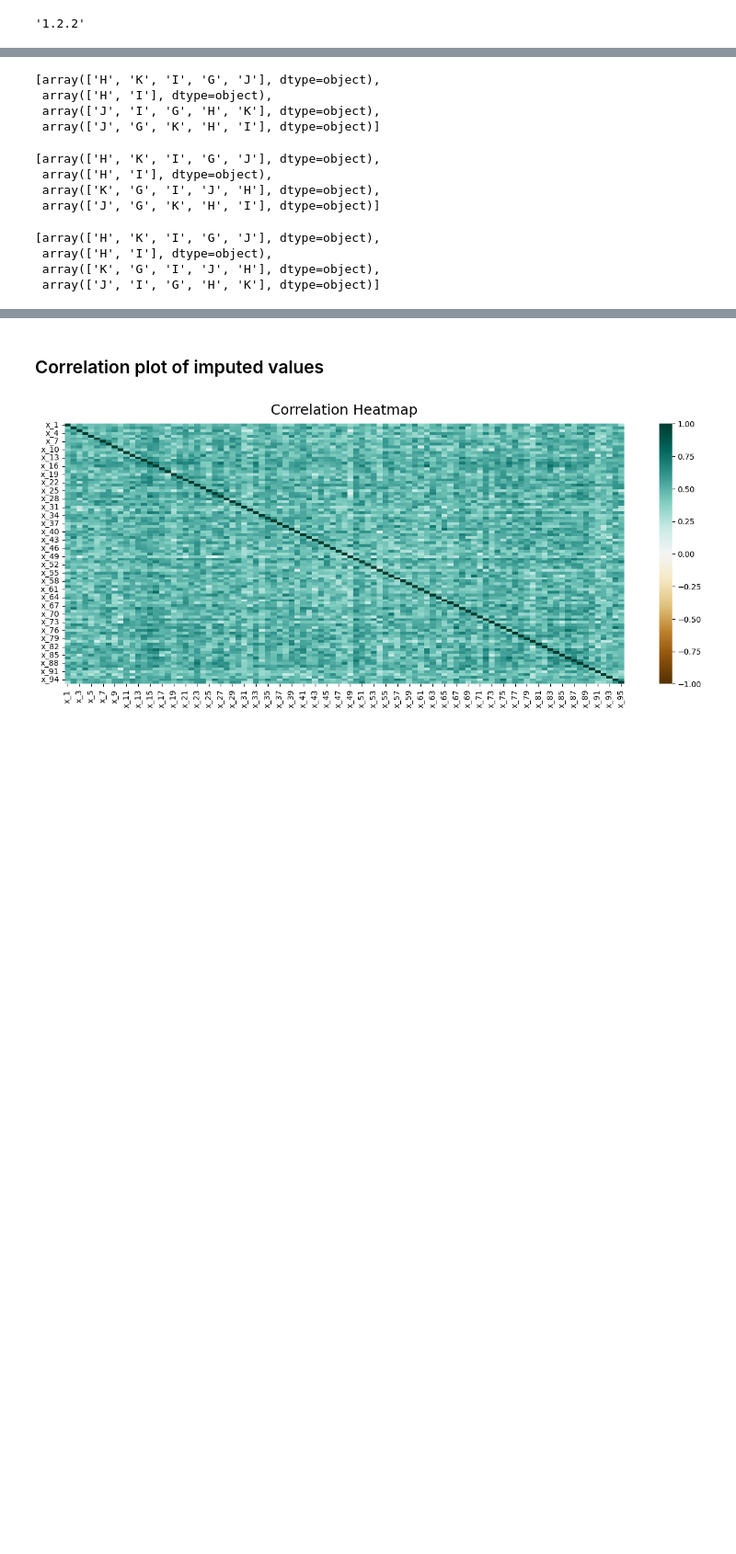
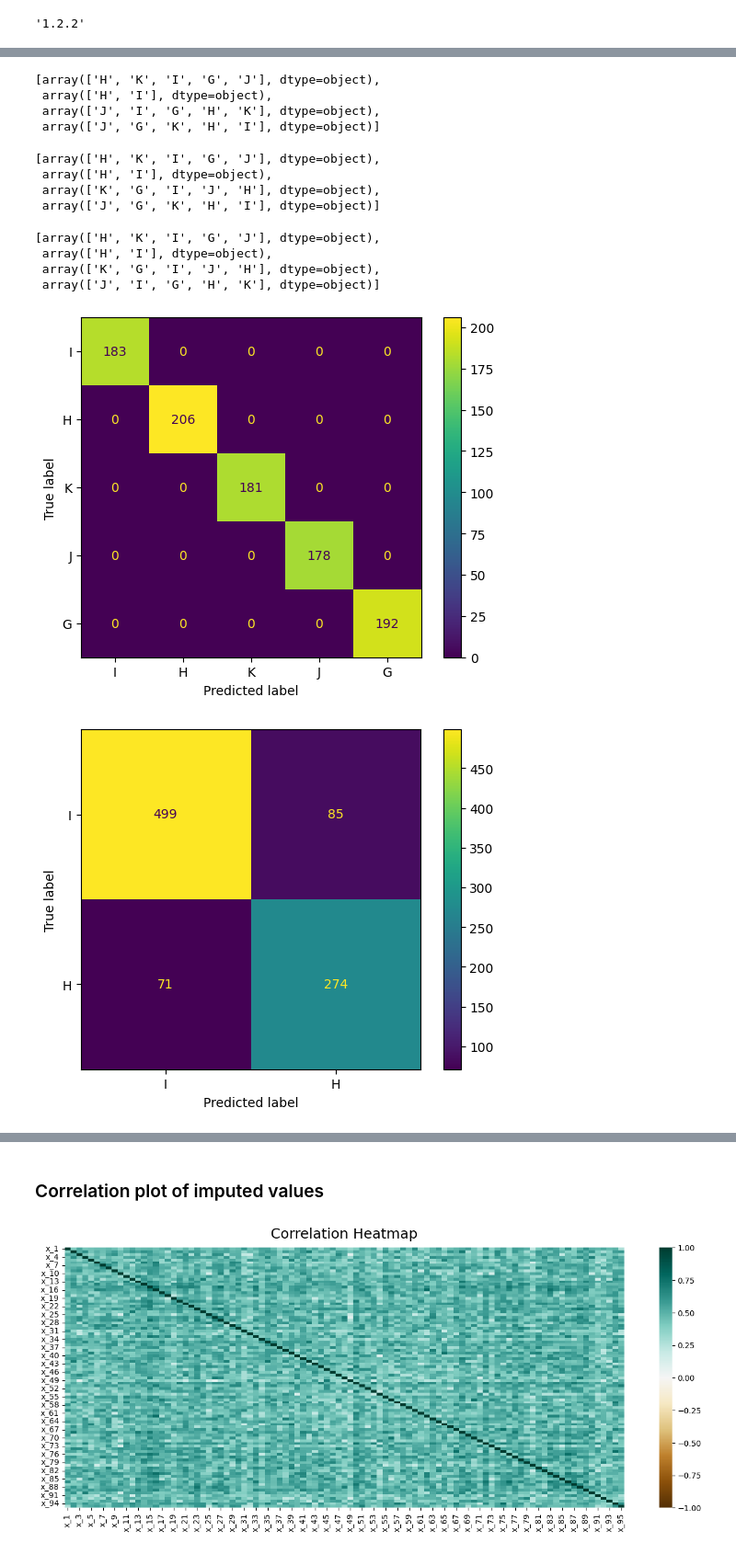
Before and after one commit to s184012/CompDataAss1, a Jupyter notebook: impute_data.ipynb, the cells around one changed output, grey strips where cells are left out. Shown at 92% size. Saved outputs shown, nothing was run; the diff lists cells and outputs as text; code cells hidden in the pictures; blank space fills up the shorter version.

Commit message:
push plots

```diff
--- a/impute_data.ipynb
+++ b/impute_data.ipynb
@@ -18,3 +19,9 @@ import sklearn
 sklearn.__version__
 # %% [output]
 '1.2.2'
+# %%
+raw = pd.read_csv('raw.csv')
+new = pd.read_csv('raw_new.csv')
+X = pd.concat([raw.drop(labels='y', axis=1), new])
+# y = raw.drop(labels='y', axis=1), raw['y']
+X
@@ -21,50 +91,12 @@ sklearn.__version__
 # %%
-raw = pd.read_csv('raw.csv')
-X, y = raw.drop(labels='y', axis=1), raw['y']
-
-categorical_columns = make_column_selector(pattern='C_')
-numerical_columns = make_column_selector(pattern='x_')
-non_nan_categories = list(raw.loc[:, raw.columns.str.contains('C_')].dropna().apply(lambda x: x.unique()).to_numpy())
-
-onehot_no_nans_encoder = preproc.OneHotEncoder(
-    categories = non_nan_categories,
-    handle_unknown='ignore',
-    sparse_output=False
-    )
-
-numerical_imputer = imp.KNNImputer()
-
-onehot_no_nans_transformer = make_column_transformer(
-    (onehot_no_nans_encoder, categorical_columns),
-    remainder="passthrough"
-)
-
-impute_x_transformer = make_column_transformer(
-    (numerical_imputer, numerical_columns)
-)
-
-extract_categories_transformer = make_column_transformer(
-    ("passthrough", categorical_columns)
-)
-preprocess_x = make_pipeline(onehot_no_nans_transformer, impute_x_transformer)
-
-
-combine_category_and_imputed_x = make_union(preprocess_x, extract_categories_transformer)
-
-combine_category_and_imputed_x.set_output(transform='pandas')
-pipe = combine_category_and_imputed_x
-
-new_data = pipe.fit_transform(X, y)
-new_data = new_data.rename(mapper=lambda x: x.split('__')[-1], axis=1)
-new_data
-
 classifiers = []
 cvs = []
+conf_matrix = []
 for i in range(1,6):
 
 
     y_label = f'C_{i}'
-    raw = new_data.dropna(subset=y_label)
+    raw = num_imputed_df.dropna(subset=y_label)
     X = raw.drop(columns=y_label)
     y = raw.loc[:, y_label]
     non_nan_categories = list(X.loc[:, X.columns.str.contains('C_')].dropna().apply(lambda x: x.unique()).to_numpy().T)
@@ -84,30 +116,40 @@ for i in range(1,6):
 
     clf = KNeighborsClassifier()
     clf
     pipe = make_pipeline(transformer, clf)
     classifiers.append(pipe)
     cv = GridSearchCV(pipe, param_grid = {"kneighborsclassifier__n_neighbors": [i for i in range(1,11)]})
     cvs.append(cv)
 
+
     cv.fit(X, y)
+    conf_mat = ConfusionMatrixDisplay.from_estimator(
+        estimator = cv.best_estimator_,
+        X = X,
+        y = y,
+        labels = y.unique()
+    )
+    conf_matrix.append(conf_mat)
 # %% [output]
 [array(['H', 'I'], dtype=object),
  array(['K', 'G', 'I', 'J', 'H'], dtype=object),
  array(['J', 'I', 'G', 'H', 'K'], dtype=object),
  array(['J', 'G', 'K', 'H', 'I'], dtype=object)]
 [array(['H', 'K', 'I', 'G', 'J'], dtype=object),
  array(['K', 'G', 'I', 'J', 'H'], dtype=object),
  array(['J', 'I', 'G', 'H', 'K'], dtype=object),
  array(['J', 'G', 'K', 'H', 'I'], dtype=object)]
 [array(['H', 'K', 'I', 'G', 'J'], dtype=object),
  array(['H', 'I'], dtype=object),
  array(['J', 'I', 'G', 'H', 'K'], dtype=object),
  array(['J', 'G', 'K', 'H', 'I'], dtype=object)]
 [array(['H', 'K', 'I', 'G', 'J'], dtype=object),
  array(['H', 'I'], dtype=object),
  array(['K', 'G', 'I', 'J', 'H'], dtype=object),
  array(['J', 'G', 'K', 'H', 'I'], dtype=object)]
 [array(['H', 'K', 'I', 'G', 'J'], dtype=object),
  array(['H', 'I'], dtype=object),
  array(['K', 'G', 'I', 'J', 'H'], dtype=object),
  array(['J', 'I', 'G', 'H', 'K'], dtype=object)]
+[figure, added]
+[figure, added]
```
Also changed, not shown: parts of 8 cells of this notebook, 6 other files.
